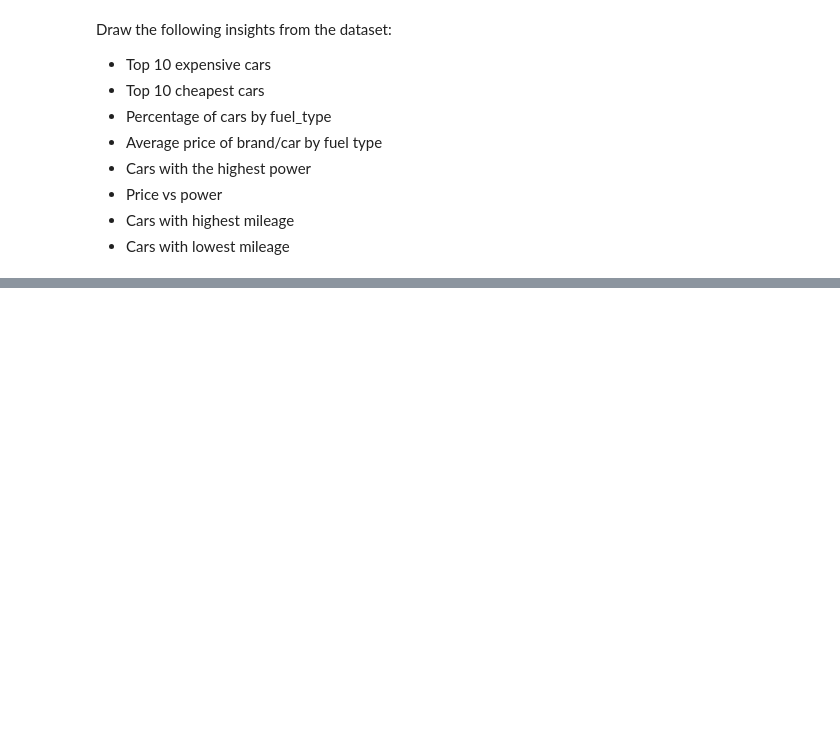
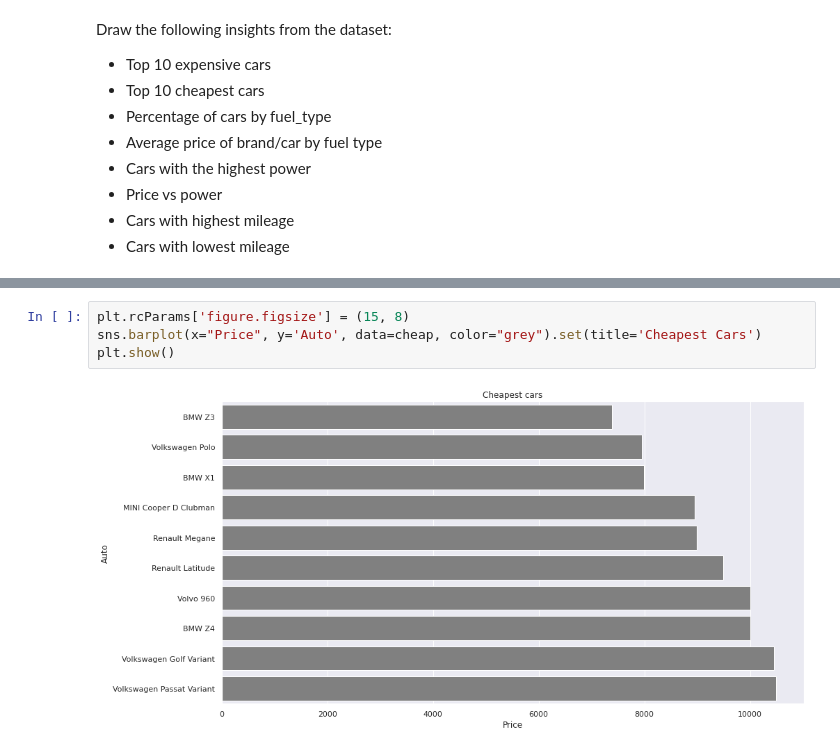
Before and after one commit to wa-le/autoscout24-webscrape-EDA, a Jupyter notebook: autoscout24_clean.ipynb, the cells around one changed output, grey strips where cells are left out. Drawn from its saved outputs; the diff is of its cells as text; blank space fills up the shorter version.

```diff
--- a/autoscout24_clean.ipynb
+++ b/autoscout24_clean.ipynb
@@ -531,0 +534,6 @@ memory usage: 34.2+ KB
+# %%
+plt.rcParams['figure.figsize'] = (15, 8)
+sns.barplot(x="Price", y='Auto', data=cheap, color="grey").set(title='Cheapest Cars')
+plt.show()
+# %% [output]
+[figure, added]
```
Also changed, not shown: parts of 5 cells of this notebook.
